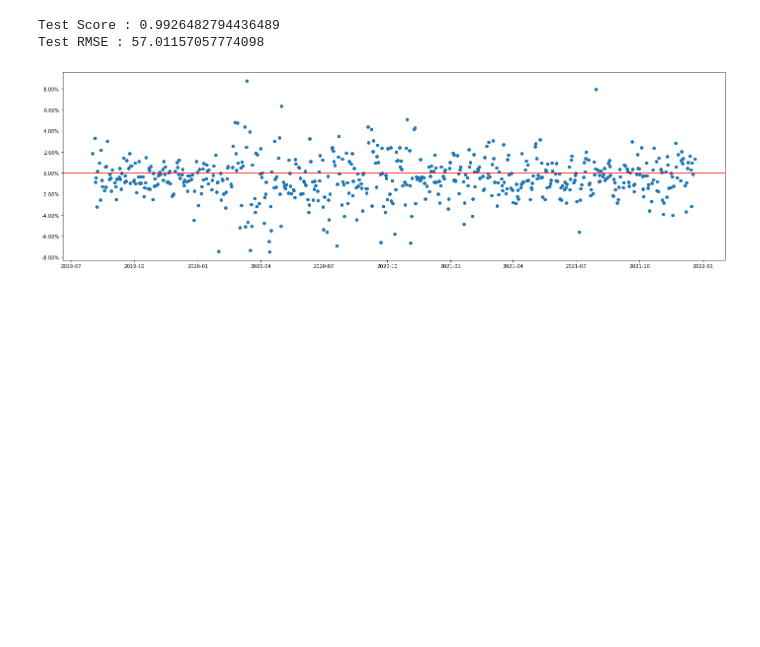
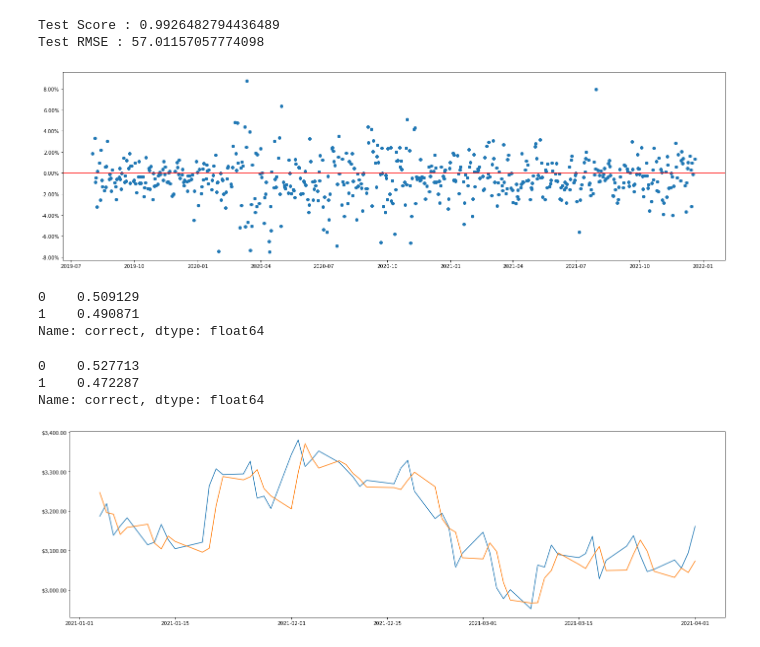
Before and after one commit to tjbray20/Market_Machine_Learning, a Jupyter notebook: SVMdate.ipynb, the cells around one changed output. Drawn from its saved outputs; the diff is of its cells as text; code cells hidden in the pictures; blank space fills up the shorter version.

Commit message:
svm plots

```diff
--- a/SVMdate.ipynb
+++ b/SVMdate.ipynb
@@ -96,0 +102,24 @@ plt.axhline(y=0, alpha = 1, color = 'red');
+# %%
+preds_train['direction'] = np.where(preds_train.predictions > preds_train.adjustedclose.shift(1), 1, 0)
+preds_train['correct'] = np.where(preds_train['direction'] == preds_train['day_direction'], 1, 0)
+preds_train['correct'].value_counts(normalize = True)
+# %% [output]
+0    0.509129
+1    0.490871
+Name: correct, dtype: float64
+# %%
+preds_test['direction'] = np.where(preds_test.predictions > preds_test.adjustedclose.shift(1), 1, 0)
+preds_test['correct'] = np.where(preds_test['direction'] == preds_test['day_direction'], 1, 0)
+preds_test['correct'].value_counts(normalize = True)
+# %% [output]
+0    0.527713
+1    0.472287
+Name: correct, dtype: float64
+# %%
+fig3, ax = plt.subplots(figsize = (24,7))
+fig3_data = preds_test[(preds_test.index >= '1-1-2021') & (preds_test.index <= '4-1-2021')]
+ax.plot(fig3_data.adjustedclose)
+ax.plot(fig3_data.predictions)
+ax.yaxis.set_major_formatter('${x:1,.2f}');
+# %% [output]
+[figure, added]
```
Also changed, not shown: parts of 3 cells of this notebook, 1 other file.
